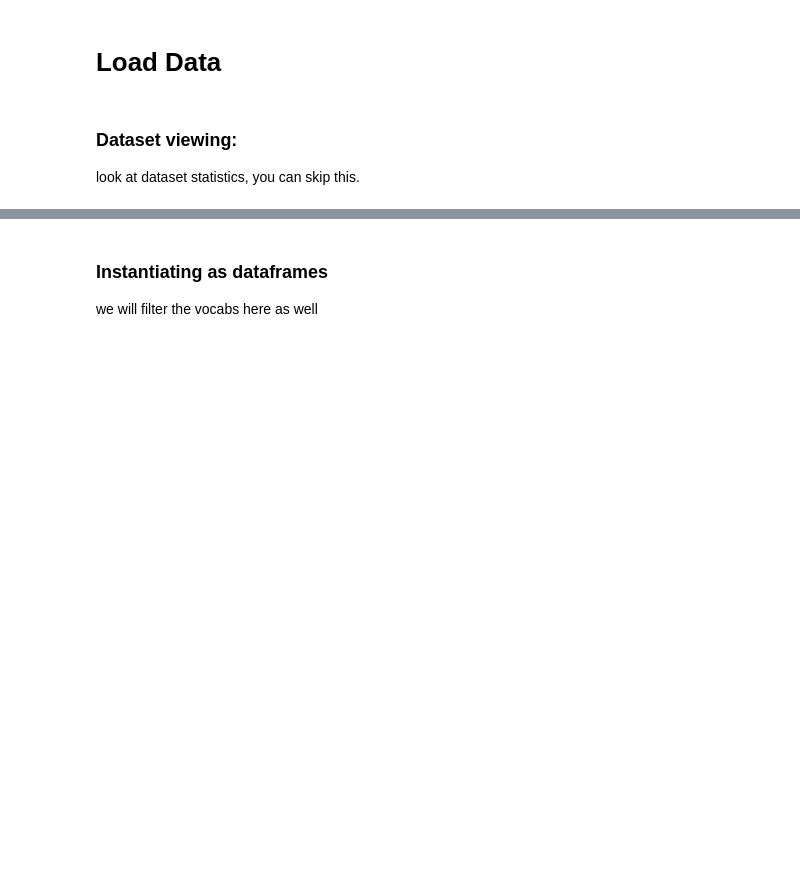
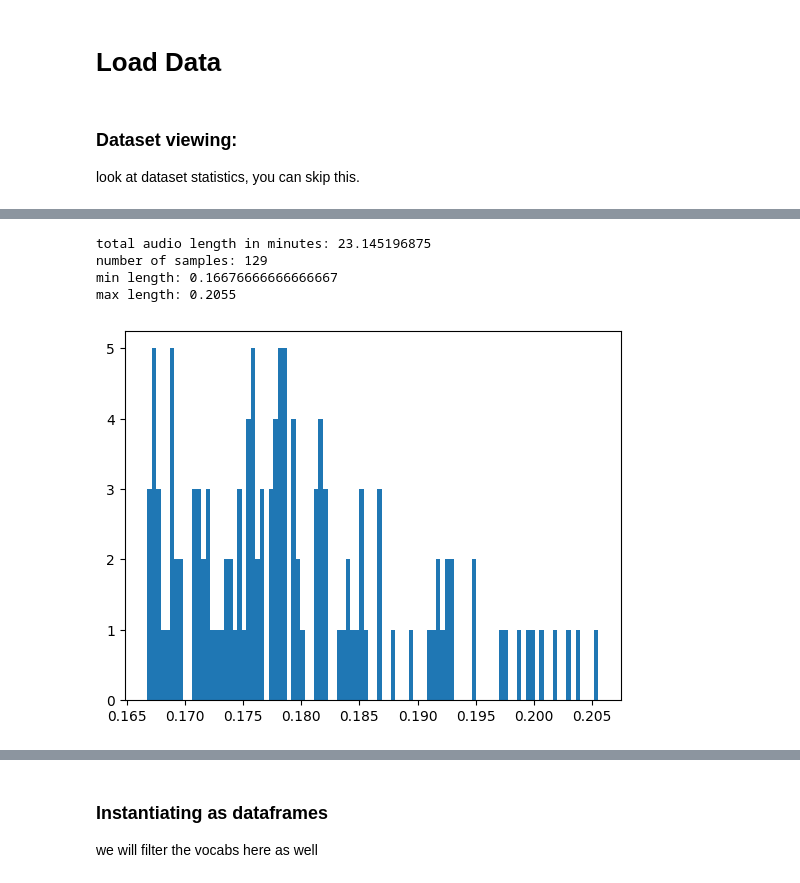
Before and after one commit to KoelLabs/ML, a Jupyter notebook: notebooks/TIMIT_Finetune_Facebook60.ipynb, the cells around one changed output, grey strips where cells are left out. Drawn from its saved outputs; the diff is of its cells as text; code cells hidden in the pictures; blank space fills up the shorter version.

```diff
--- a/notebooks/TIMIT_Finetune_Facebook60.ipynb
+++ b/notebooks/TIMIT_Finetune_Facebook60.ipynb
@@ -230,0 +138,24 @@ IPA: wikɔlɪtbɛɹ
+# %%
+new_audio_lens = []
+# new ipa and audio
+cropped_suitcase = []
+
+for sample in suitcase:
+   subsamples = split_utterance_into_multiple(sample[2], sample[1], 0.01, 10)
+   for subsample in subsamples:
+      new_audio_lens.append(len(subsample[1])/ 16000 / 60)
+      cropped_suitcase.append((subsample[0], subsample[1]))
+
+#  plot audio lens
+plt.hist(np.array(new_audio_lens), bins=100)
+new_total_audio = sum(np.array(new_audio_lens))
+print("total audio length in minutes:", new_total_audio)
+print("number of samples:", len(cropped_suitcase))
+print("min length:", min(new_audio_lens))
+print("max length:", max(new_audio_lens))
+# %% [output]
+total audio length in minutes: 23.145196875
+number of samples: 129
+min length: 0.16676666666666667
+max length: 0.2055
+[figure, added]
```
Also changed, not shown: parts of 51 cells of this notebook.
